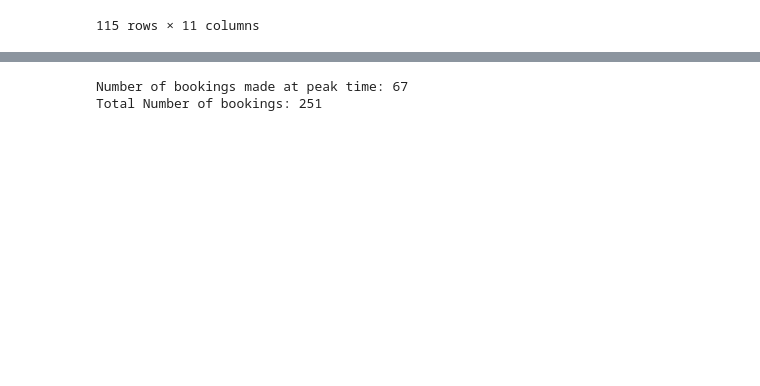
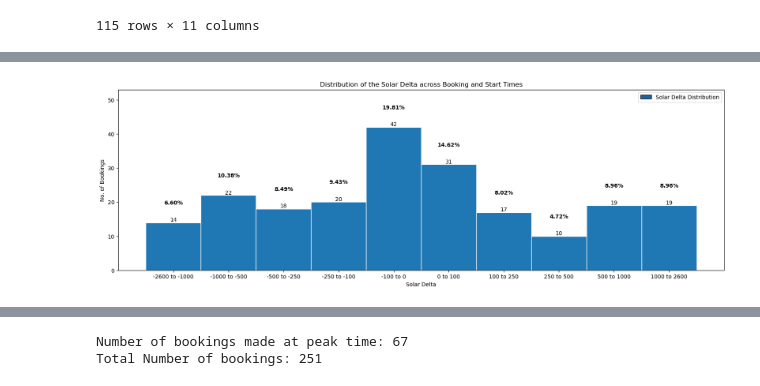
Before and after one commit to SoniaNkt/SolarCoordinationAnalysis, a Jupyter notebook: Booking Analyses.ipynb, the cells around one changed output, grey strips where cells are left out. Saved outputs shown, nothing was run; the diff lists cells and outputs as text; code cells hidden in the pictures; blank space fills up the shorter version.

Commit message:
Looking into the distribution of solar deltas against how far in advance the bookings were made

```diff
--- a/Booking Analyses.ipynb
+++ b/Booking Analyses.ipynb
@@ -679,3 +673,60 @@ print("Standard Deviation:", std_deviation)
 Mean Difference between 'solar_value_at_start' and 'solar_value_at_creation': 5.117924528301887
 Median Difference between 'solar_value_at_start' and 'solar_value_at_creation': -15.0
 Standard Deviation: 754.5650504357383
+# %%
+# How is the solar delta distributed in the booking data
+
+plt.rcParams.update({'font.size': 10})
+
+# bins=[<1h,<6h,<12h,<24h,<48h,>48h-4w]
+bins=[-2600,-1000,-500,-250,-100,0,100,250,500,1000,2600]
+
+# make solar delta histogram
+hist, bin_edges = np.histogram(advance_bookings['solar_value_differences'],bins)
+
+fig, ax = plt.subplots(figsize=(20, 6))  # Adjust the figure size
+
+# Plot the histogram heights against integers on the x axis
+bars = ax.bar(range(len(hist)), hist, width=1, edgecolor="White")
+
+# Set the ticks to the middle of the bars
+ax.set_xticks([i for i, j in enumerate(hist)])
+
+# Set the xticklabels to a string that tells us what the bin edges were
+ax.set_xticklabels(['{} to {}'.format(bins[i], bins[i+1]) for i, j in enumerate(hist)])
+
+ax.set_xlabel("Solar Delta")
+ax.set_ylabel("No. of Bookings")
+
+# Add the title to the histogram
+ax.set_title("Distribution of the Solar Delta across Booking and Start Times")
+
+# Create legend with hex colors
+handles = [Rectangle((0, 0), 1, 1, color="#1b62a5", ec="k")]
+labels = ["Solar Delta Distribution"]
+plt.legend(handles, labels)
+
+# Calculate the total number of bookings for percentage calculation
+total_bookings = len(advance_bookings)
+
+# Add the y-axis value at the top of each bin - all group 4 bookings
+for i, bar in enumerate(bars):
+    height = bar.get_height() #this is the value each bin corresponds to
+
+    # Add the y-axis value at the top of each bin
+    ax.text(bar.get_x() + bar.get_width() / 2, height, str(int(height)), ha='center', va='bottom')
+
+    # Calculate and display the percentage
+    percentage = (height / total_bookings) * 100
+    ax.text(bar.get_x() + bar.get_width() / 2, height + 5, f"{percentage:.2f}%", ha='center', va='bottom', fontweight='bold')
+
+
+
+# Extend the y-axis by setting the minimum and maximum limits
+min_y = 0
+max_y = max(hist) + 11  # Add some extra space above the highest bar
+ax.set_ylim(min_y, max_y)
+
+plt.show()
+# %% [output]
+[figure, added]
```
Also changed, not shown: parts of 12 cells of this notebook.
